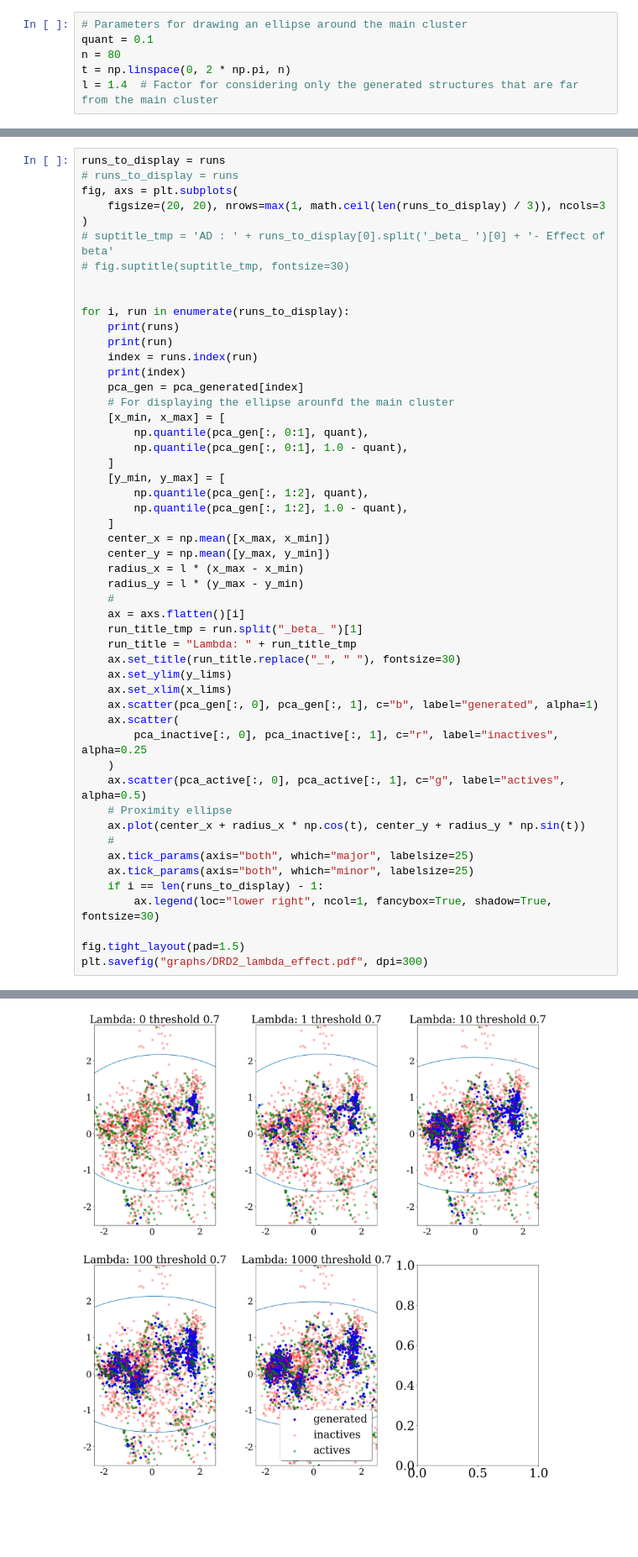
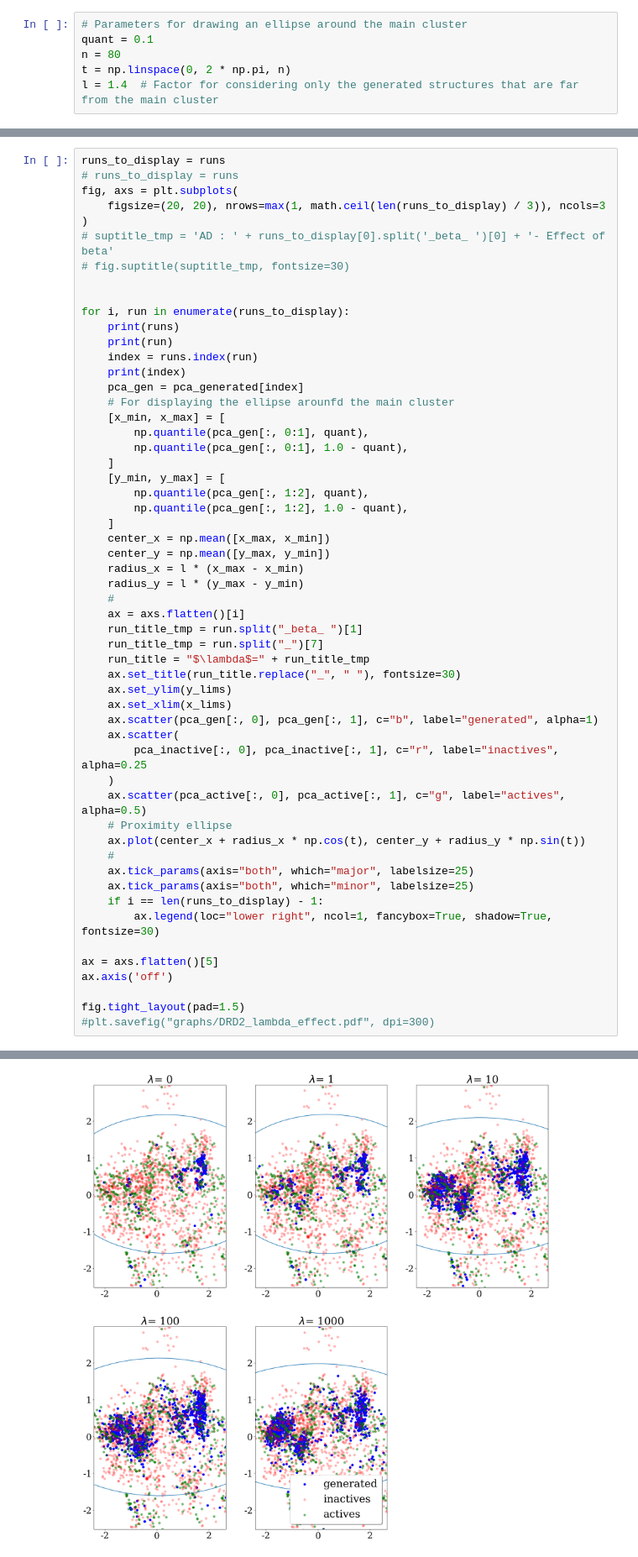
Before and after one commit to maxime-langevin/diverse_molecule_generation, a Jupyter notebook: drd2.ipynb, the cells around one changed output, grey strips where cells are left out. Shown at 84% size. Cells and saved outputs as stored; diff of their text form; blank space fills up the shorter version.

Commit message:
Figures modifications for finalizing the manuscript

```diff
--- a/drd2.ipynb
+++ b/drd2.ipynb
@@ -254,42 +257,46 @@ for i, run in enumerate(runs_to_display):
     #
     ax = axs.flatten()[i]
     run_title_tmp = run.split("_beta_ ")[1]
-    run_title = "Lambda: " + run_title_tmp
+    run_title_tmp = run.split("_")[7]
+    run_title = "$\lambda$=" + run_title_tmp
     ax.set_title(run_title.replace("_", " "), fontsize=30)
     ax.set_ylim(y_lims)
     ax.set_xlim(x_lims)
     ax.scatter(pca_gen[:, 0], pca_gen[:, 1], c="b", label="generated", alpha=1)
     ax.scatter(
         pca_inactive[:, 0], pca_inactive[:, 1], c="r", label="inactives", alpha=0.25
     )
     ax.scatter(pca_active[:, 0], pca_active[:, 1], c="g", label="actives", alpha=0.5)
     # Proximity ellipse
     ax.plot(center_x + radius_x * np.cos(t), center_y + radius_y * np.sin(t))
     #
     ax.tick_params(axis="both", which="major", labelsize=25)
     ax.tick_params(axis="both", which="minor", labelsize=25)
     if i == len(runs_to_display) - 1:
         ax.legend(loc="lower right", ncol=1, fancybox=True, shadow=True, fontsize=30)
 
+ax = axs.flatten()[5]
+ax.axis('off')
+
 fig.tight_layout(pad=1.5)
-plt.savefig("graphs/DRD2_lambda_effect.pdf", dpi=300)
+#plt.savefig("graphs/DRD2_lambda_effect.pdf", dpi=300)
 # %% [output]
 ['ecfp4_range_physchem_range_ecfp4_counts_beta_ 0_threshold_0.7', 'ecfp4_range_physchem_range_ecfp4_counts_beta_ 1_threshold_0.7', 'ecfp4_range_physchem_range_ecfp4_counts_beta_ 10_threshold_0.7', 'ec ...
 ecfp4_range_physchem_range_ecfp4_counts_beta_ 0_threshold_0.7
 0
 ['ecfp4_range_physchem_range_ecfp4_counts_beta_ 0_threshold_0.7', 'ecfp4_range_physchem_range_ecfp4_counts_beta_ 1_threshold_0.7', 'ecfp4_range_physchem_range_ecfp4_counts_beta_ 10_threshold_0.7', 'ec ...
 ecfp4_range_physchem_range_ecfp4_counts_beta_ 1_threshold_0.7
 1
 ['ecfp4_range_physchem_range_ecfp4_counts_beta_ 0_threshold_0.7', 'ecfp4_range_physchem_range_ecfp4_counts_beta_ 1_threshold_0.7', 'ecfp4_range_physchem_range_ecfp4_counts_beta_ 10_threshold_0.7', 'ec ...
 ecfp4_range_physchem_range_ecfp4_counts_beta_ 10_threshold_0.7
 2
 ['ecfp4_range_physchem_range_ecfp4_counts_beta_ 0_threshold_0.7', 'ecfp4_range_physchem_range_ecfp4_counts_beta_ 1_threshold_0.7', 'ecfp4_range_physchem_range_ecfp4_counts_beta_ 10_threshold_0.7', 'ec ...
 ecfp4_range_physchem_range_ecfp4_counts_beta_ 100_threshold_0.7
 3
 ['ecfp4_range_physchem_range_ecfp4_counts_beta_ 0_threshold_0.7', 'ecfp4_range_physchem_range_ecfp4_counts_beta_ 1_threshold_0.7', 'ecfp4_range_physchem_range_ecfp4_counts_beta_ 10_threshold_0.7', 'ec ...
 ecfp4_range_physchem_range_ecfp4_counts_beta_ 1000_threshold_0.7
 4
-[figure, old version]
+[figure, new version]
 # %%
 distant_smiles_dict = {}
 for i, run in enumerate(runs_to_display):
```
Also changed, not shown: parts of 3 cells of this notebook.
